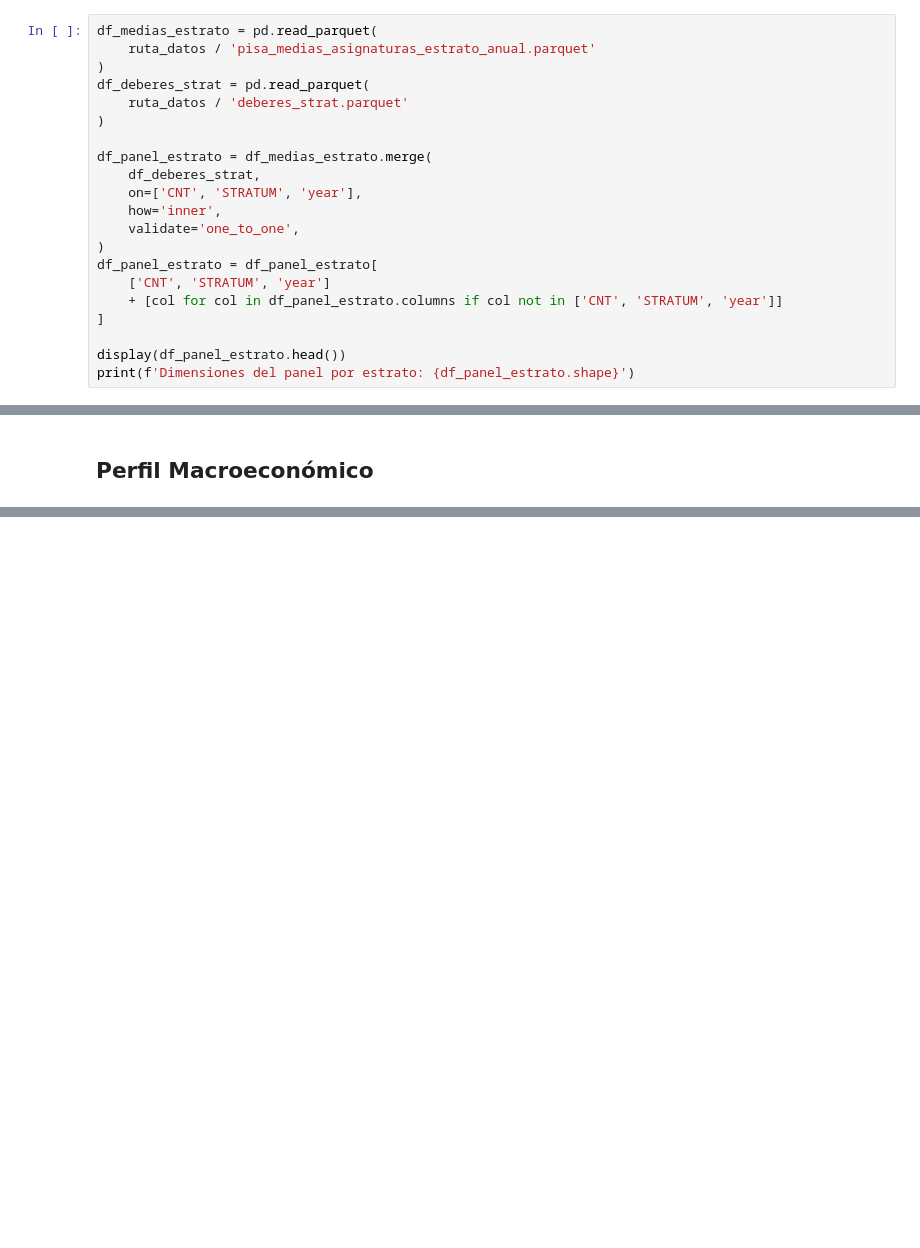
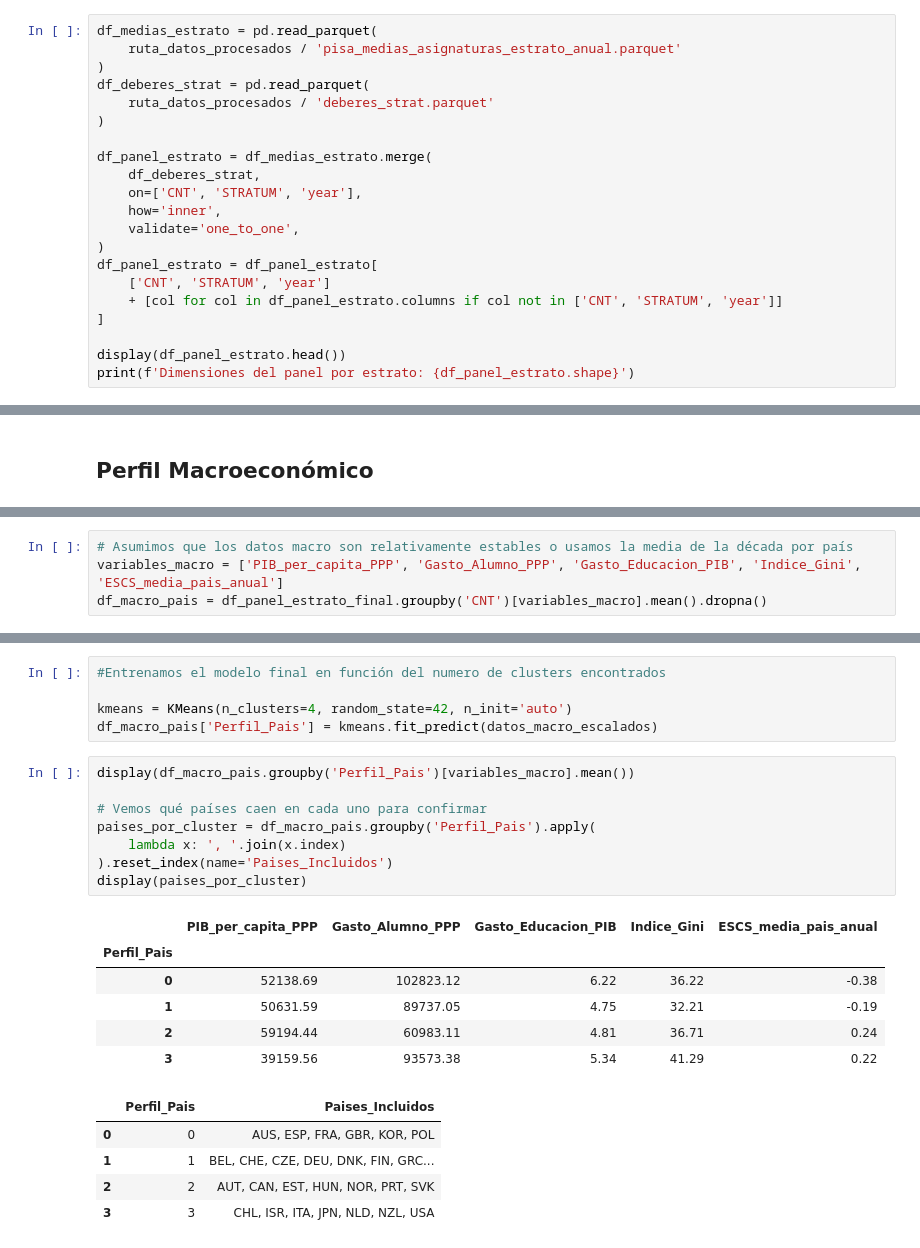
Before and after one commit to musero55/tfm_data_science, a Jupyter notebook: notebooks/fase_2_feature_engineering/02_data_panel_modelos.ipynb, the cells around one changed output, grey strips where cells are left out. Drawn from its saved outputs; the diff is of its cells as text; blank space fills up the shorter version.

```diff
--- a/notebooks/fase_2_feature_engineering/02_data_panel_modelos.ipynb
+++ b/notebooks/fase_2_feature_engineering/02_data_panel_modelos.ipynb
@@ -35,10 +67,10 @@ from sklearn.cluster import KMeans
 La union usa `CNT`, `STRATUM` y `year` para asociar las observaciones del mismo pais, estrato y edicion.
 # %%
 df_medias_estrato = pd.read_parquet(
-    ruta_datos / 'pisa_medias_asignaturas_estrato_anual.parquet'
+    ruta_datos_procesados / 'pisa_medias_asignaturas_estrato_anual.parquet'
 )
 df_deberes_strat = pd.read_parquet(
-    ruta_datos / 'deberes_strat.parquet'
+    ruta_datos_procesados / 'deberes_strat.parquet'
 )
 
 df_panel_estrato = df_medias_estrato.merge(
@@ -321,3 +356,7 @@ Para dotar al modelo de un contexto estructural simplificado, se segmentan los p
 2. Se escalan las variables (StandardScaler) para evitar que magnitudes como el PIB dominen el cálculo de distancias sobre porcentajes como el Gini.
 3. Se entrena un modelo K-Means (previa evaluación del número óptimo de clústeres mediante el método del codo o silueta, asumiendo aquí $k=3$ o $k=4$).
 4. Se asigna la etiqueta resultante (`Perfil_Pais`) a la tabla longitudinal larga, mapeando cada estrato a la realidad estructural de su nación.
+# %%
+# Asumimos que los datos macro son relativamente estables o usamos la media de la década por país
+variables_macro = ['PIB_per_capita_PPP', 'Gasto_Alumno_PPP', 'Gasto_Educacion_PIB', 'Indice_Gini', 'ESCS_media_pais_anual']
+df_macro_pais = df_panel_estrato_final.groupby('CNT')[variables_macro].mean().dropna()
@@ -323,0 +419,25 @@ Para dotar al modelo de un contexto estructural simplificado, se segmentan los p
+# %%
+#Entrenamos el modelo final en función del numero de clusters encontrados
+
+kmeans = KMeans(n_clusters=4, random_state=42, n_init='auto')
+df_macro_pais['Perfil_Pais'] = kmeans.fit_predict(datos_macro_escalados)
+# %%
+display(df_macro_pais.groupby('Perfil_Pais')[variables_macro].mean())
+
+# Vemos qué países caen en cada uno para confirmar
+paises_por_cluster = df_macro_pais.groupby('Perfil_Pais').apply(
+    lambda x: ', '.join(x.index)
+).reset_index(name='Paises_Incluidos')
+display(paises_por_cluster)
+# %% [output]
+|  | PIB_per_capita_PPP | Gasto_Alumno_PPP | Gasto_Educacion_PIB | Indice_Gini | ESCS_media_pais_anual |
+| Perfil_Pais |  |  |  |  |  |
+| 0 | 52138.69 | 102823.12 | 6.22 | 36.22 | -0.38 |
+| 1 | 50631.59 | 89737.05 | 4.75 | 32.21 | -0.19 |
+| 2 | 59194.44 | 60983.11 | 4.81 | 36.71 | 0.24 |
+| 3 | 39159.56 | 93573.38 | 5.34 | 41.29 | 0.22 |
+|  | Perfil_Pais | Paises_Incluidos |
+| 0 | 0 | AUS, ESP, FRA, GBR, KOR, POL |
+| 1 | 1 | BEL, CHE, CZE, DEU, DNK, FIN, GRC... |
+| 2 | 2 | AUT, CAN, EST, HUN, NOR, PRT, SVK |
+| 3 | 3 | CHL, ISR, ITA, JPN, NLD, NZL, USA |
```
Also changed, not shown: parts of 31 cells of this notebook, 4 other files.
